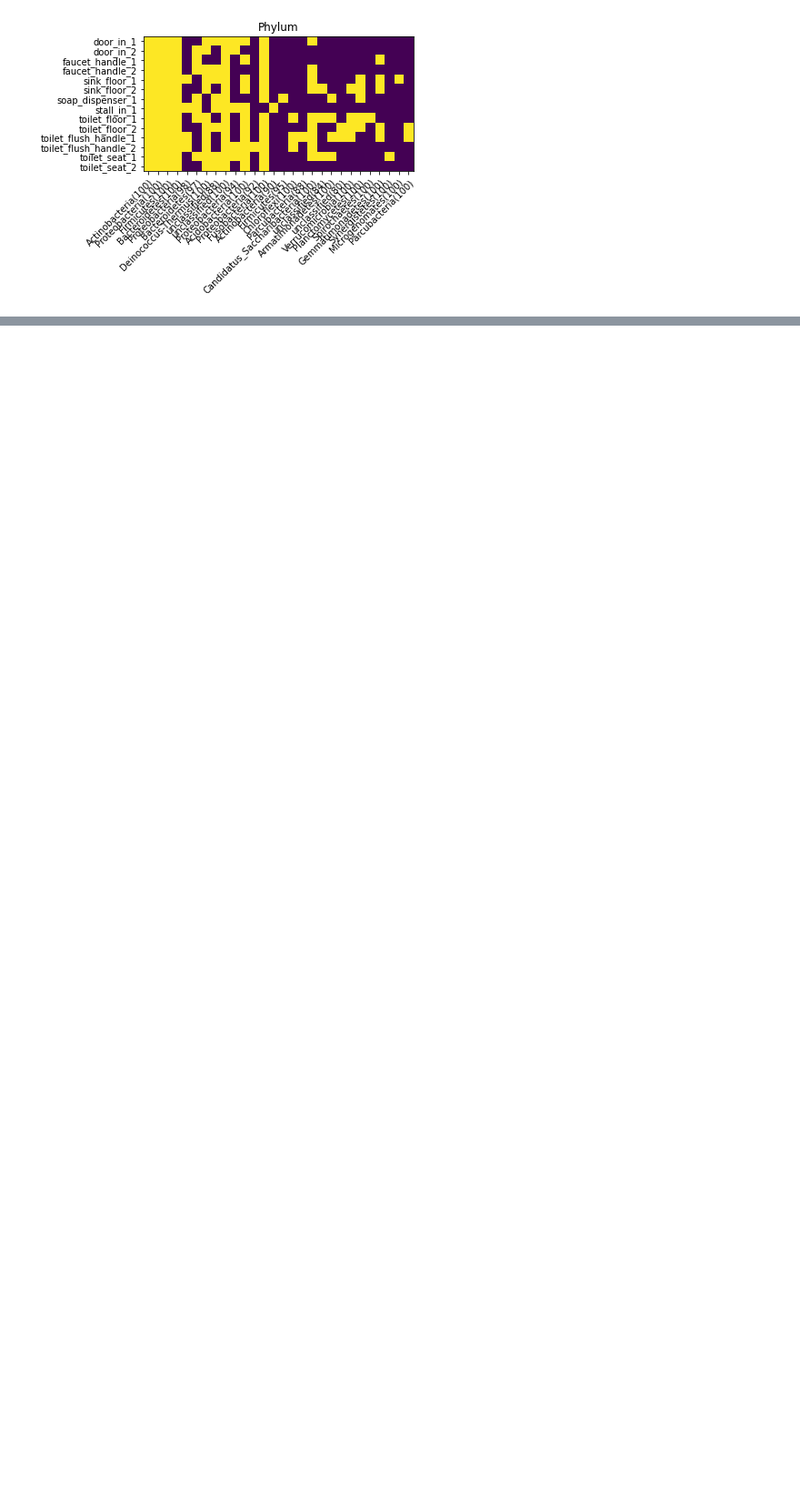
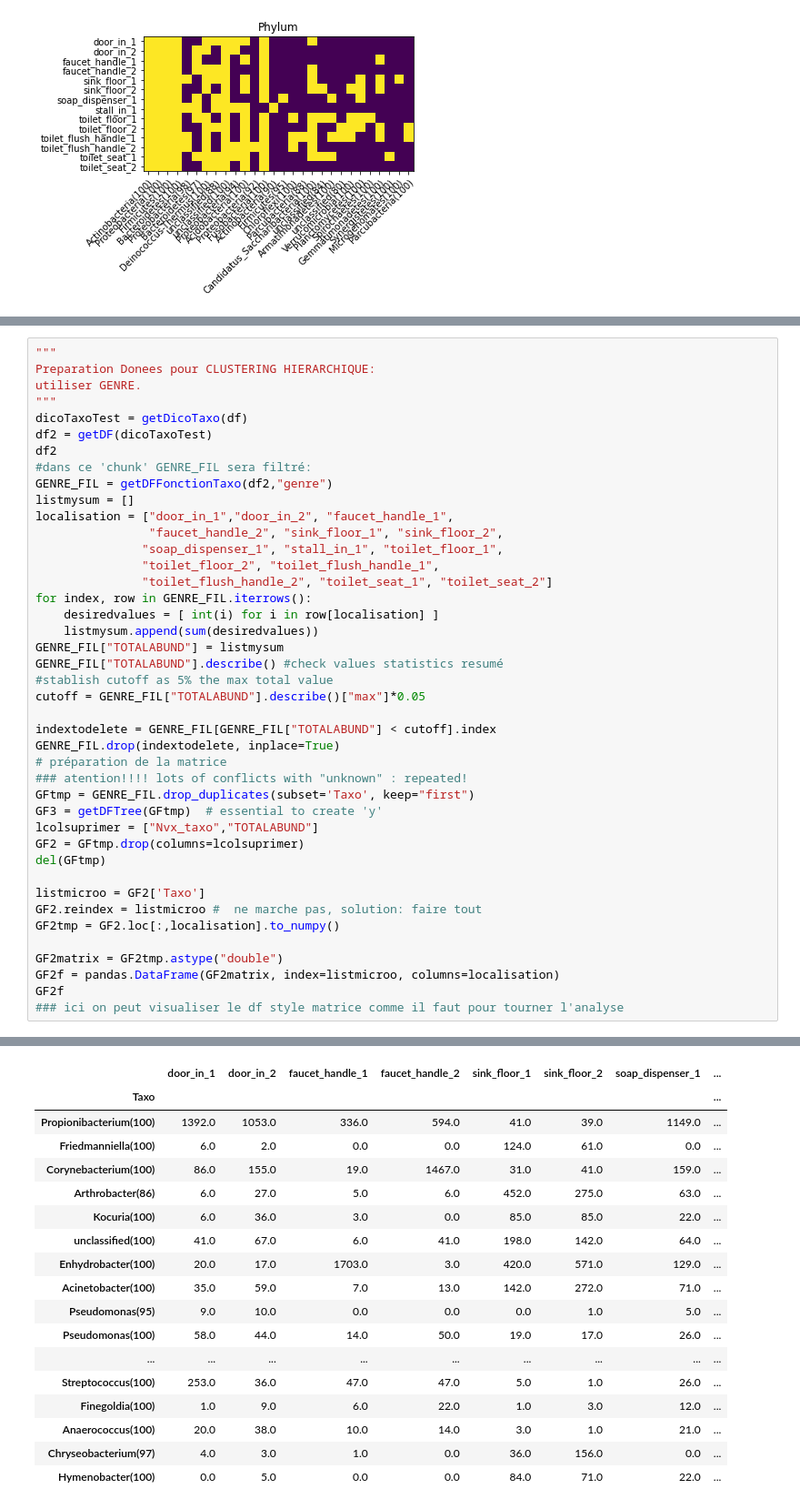
Before and after one commit to mmartelat/vdb_joha_marie, a Jupyter notebook: VdbFinalProject.ipynb, the cells around one changed output, grey strips where cells are left out. Shown at 91% size. Drawn from its saved outputs; the diff is of its cells as text; blank space fills up the shorter version.

```diff
--- a/VdbFinalProject.ipynb
+++ b/VdbFinalProject.ipynb
@@ -593,0 +732,43 @@ plt.show()
+# %%
+"""
+Preparation Donees pour CLUSTERING HIERARCHIQUE:
+utiliser GENRE.
+"""
+dicoTaxoTest = getDicoTaxo(df)
+df2 = getDF(dicoTaxoTest)
+df2
+#dans ce 'chunk' GENRE_FIL sera filtré:
+GENRE_FIL = getDFFonctionTaxo(df2,"genre")
+listmysum = []
+localisation = ["door_in_1","door_in_2", "faucet_handle_1",
+                "faucet_handle_2", "sink_floor_1", "sink_floor_2",
+               "soap_dispenser_1", "stall_in_1", "toilet_floor_1",
+               "toilet_floor_2", "toilet_flush_handle_1",
+               "toilet_flush_handle_2", "toilet_seat_1", "toilet_seat_2"]
+for index, row in GENRE_FIL.iterrows():
+    desiredvalues = [ int(i) for i in row[localisation] ]
+    listmysum.append(sum(desiredvalues))
+GENRE_FIL["TOTALABUND"] = listmysum
+GENRE_FIL["TOTALABUND"].describe() #check values statistics resumé
+#stablish cutoff as 5% the max total value
+cutoff = GENRE_FIL["TOTALABUND"].describe()["max"]*0.05
+
+indextodelete = GENRE_FIL[GENRE_FIL["TOTALABUND"] < cutoff].index
+GENRE_FIL.drop(indextodelete, inplace=True)
+# préparation de la matrice
+### atention!!!! lots of conflicts with "unknown" : repeated!
+GFtmp = GENRE_FIL.drop_duplicates(subset='Taxo', keep="first")
+GF3 = getDFTree(GFtmp)  # essential to create 'y'
+lcolsuprimer = ["Nvx_taxo","TOTALABUND"]
+GF2 = GFtmp.drop(columns=lcolsuprimer)
+del(GFtmp)
+
+listmicroo = GF2['Taxo']
+GF2.reindex = listmicroo #  ne marche pas, solution: faire tout
+GF2tmp = GF2.loc[:,localisation].to_numpy()
+
+GF2matrix = GF2tmp.astype("double")
+GF2f = pandas.DataFrame(GF2matrix, index=listmicroo, columns=localisation)
+GF2f
+### ici on peut visualiser le df style matrice comme il faut pour tourner l'analyse
+# %% [output]
@@ -593,0 +785,18 @@ plt.show()
+|  | door_in_1 | door_in_2 | faucet_handle_1 | faucet_handle_2 | sink_floor_1 | sink_floor_2 | soap_dispenser_1 | ... |
+| Taxo |  |  |  |  |  |  |  | ... |
+| Propionibacterium(100) | 1392.0 | 1053.0 | 336.0 | 594.0 | 41.0 | 39.0 | 1149.0 | ... |
+| Friedmanniella(100) | 6.0 | 2.0 | 0.0 | 0.0 | 124.0 | 61.0 | 0.0 | ... |
+| Corynebacterium(100) | 86.0 | 155.0 | 19.0 | 1467.0 | 31.0 | 41.0 | 159.0 | ... |
+| Arthrobacter(86) | 6.0 | 27.0 | 5.0 | 6.0 | 452.0 | 275.0 | 63.0 | ... |
+| Kocuria(100) | 6.0 | 36.0 | 3.0 | 0.0 | 85.0 | 85.0 | 22.0 | ... |
+| unclassified(100) | 41.0 | 67.0 | 6.0 | 41.0 | 198.0 | 142.0 | 64.0 | ... |
+| Enhydrobacter(100) | 20.0 | 17.0 | 1703.0 | 3.0 | 420.0 | 571.0 | 129.0 | ... |
+| Acinetobacter(100) | 35.0 | 59.0 | 7.0 | 13.0 | 142.0 | 272.0 | 71.0 | ... |
+| Pseudomonas(95) | 9.0 | 10.0 | 0.0 | 0.0 | 0.0 | 1.0 | 5.0 | ... |
+| Pseudomonas(100) | 58.0 | 44.0 | 14.0 | 50.0 | 19.0 | 17.0 | 26.0 | ... |
+| ... | ... | ... | ... | ... | ... | ... | ... | ... |
+| Streptococcus(100) | 253.0 | 36.0 | 47.0 | 47.0 | 5.0 | 1.0 | 26.0 | ... |
+| Finegoldia(100) | 1.0 | 9.0 | 6.0 | 22.0 | 1.0 | 3.0 | 12.0 | ... |
+| Anaerococcus(100) | 20.0 | 38.0 | 10.0 | 14.0 | 3.0 | 1.0 | 21.0 | ... |
+| Chryseobacterium(97) | 4.0 | 3.0 | 1.0 | 0.0 | 36.0 | 156.0 | 0.0 | ... |
+| Hymenobacter(100) | 0.0 | 5.0 | 0.0 | 0.0 | 84.0 | 71.0 | 22.0 | ... |
```
Also changed, not shown: parts of 8 cells of this notebook, 7 other files.
